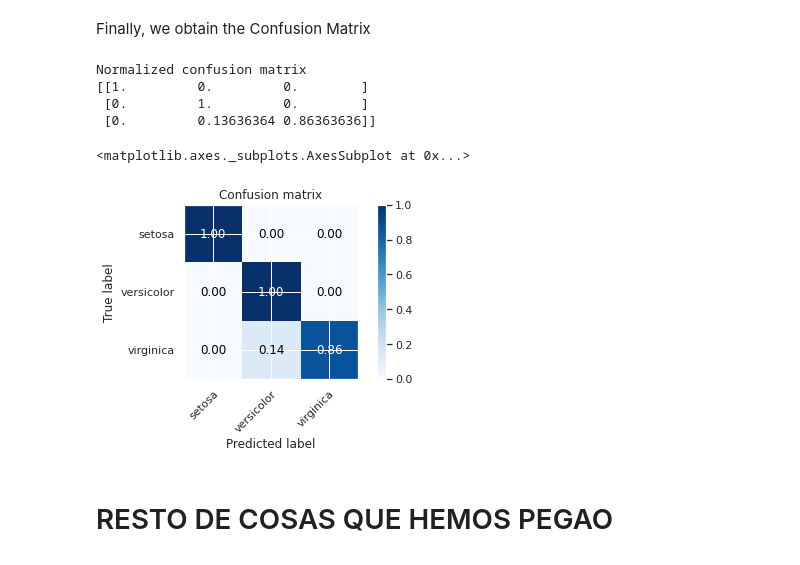
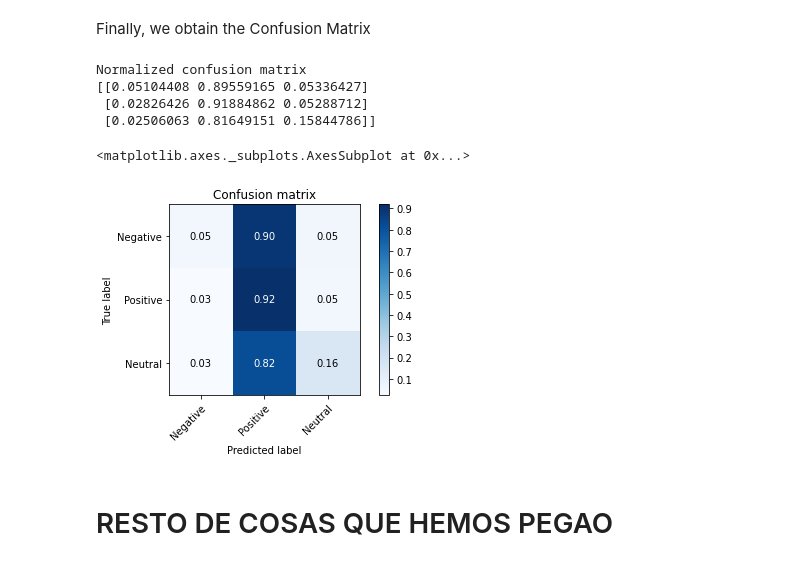
Before and after one commit to sergiobm3/ESI_MachineLearning, a Jupyter notebook: SSJ_Task2_Natural_Language_Processing.ipynb, the cells around one changed output. Cells and saved outputs as stored; diff of their text form; code cells hidden in the pictures.

```diff
--- a/SSJ_Task2_Natural_Language_Processing.ipynb
+++ b/SSJ_Task2_Natural_Language_Processing.ipynb
@@ -545,7 +669,7 @@ positive = []
 neutral = []
 compound = []
 
-for tweet in df_result['tweets_detokenize_with_emoticon']:
+for tweet in df_result['detokenization_with_emoji']:
   sentiment = sentiment_analyzer.polarity_scores(tweet)
   negative.append(sentiment['neg'])
   positive.append(sentiment['pos'])
@@ -571,7 +709,7 @@ df_features = pd.DataFrame()
 
 df_features['tweet'] = df['tweet']
 
-df_features['detokenization'] = df_result['tweets_detokenize_without_emoticon']
+df_features['tweets_detokenize_without_emoticon'] = df_result['detokenization_without_emoji']
 #df_features['tfidf'] = df_result['tfidf']
 #df_features['n-grams'] = df_result['n-grams']
 df_features['number_of_words'] = df_result['number_of_words']
@@ -611,7 +770,7 @@ print(X_clf_new)
 # %%
 from sklearn.model_selection import train_test_split
 
-train, test = train_test_split(df_features[['number_of_words','Negative', 'Neutral','class']], test_size=0.3)
+train, test = train_test_split(df_features[['Negative','Neutral','class']], test_size=0.3)
 train.reset_index(inplace = True)
 test.reset_index(inplace = True)
 # %%
@@ -663,8 +822,8 @@ n_neighbors = 3
 weights = 'distance'
 knn = neighbors.KNeighborsClassifier(n_neighbors= n_neighbors, weights=weights)
 # fit and predict
-knn.fit(X = train[['number_of_words','Negative', 'Neutral','class']], y = train['class'])
-y_pred = knn.predict(X = test[['number_of_words','Negative', 'Neutral','class']])
+knn.fit(X = train[['Negative', 'Neutral']], y = train['class'])
+y_pred = knn.predict(X = test[['Negative', 'Neutral']])
 acc = accuracy_score(test['class'], y_pred)
 print ('Acc', acc)
 # %% [output]
@@ -765,15 +924,16 @@ def plot_confusion_matrix(y_true, y_pred, classes,
     fig.tight_layout()
     return ax
 # %%
-plot_confusion_matrix(test['target'], y_pred, classes=iris.target_names, normalize=True,
+target_name=np.array(['Negative', 'Positive', 'Neutral'], dtype='<U10')
+plot_confusion_matrix(test['class'], y_pred, classes=target_name, normalize=True,
                       title='Confusion matrix')
 # %% [output]
 Normalized confusion matrix
-[[1.         0.         0.        ]
- [0.         1.         0.        ]
- [0.         0.13636364 0.86363636]]
+[[0.05104408 0.89559165 0.05336427]
+ [0.02826426 0.91884862 0.05288712]
+ [0.02506063 0.81649151 0.15844786]]
 <matplotlib.axes._subplots.AxesSubplot at 0x...>
-[figure, old version]
+[figure, new version]
 # %% [markdown]
 # RESTO DE COSAS QUE HEMOS PEGAO
 # %%
```
Also changed, not shown: parts of 21 cells of this notebook.
